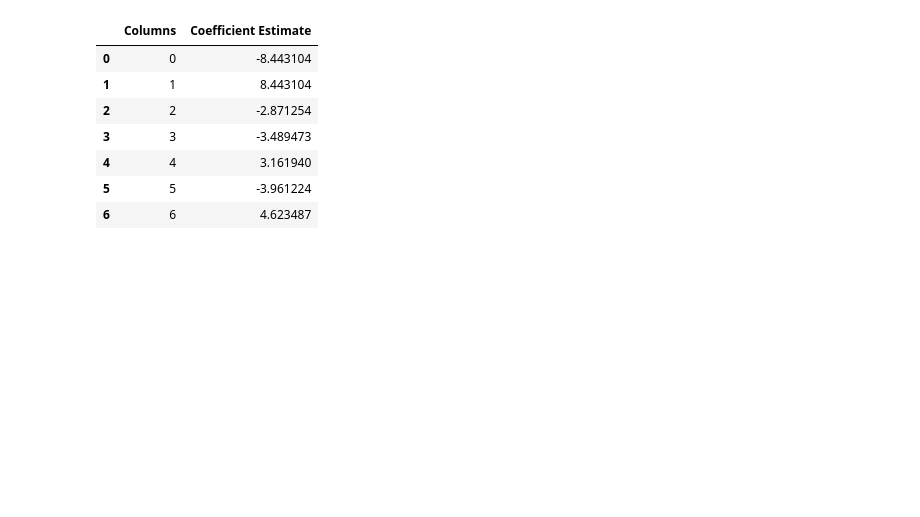
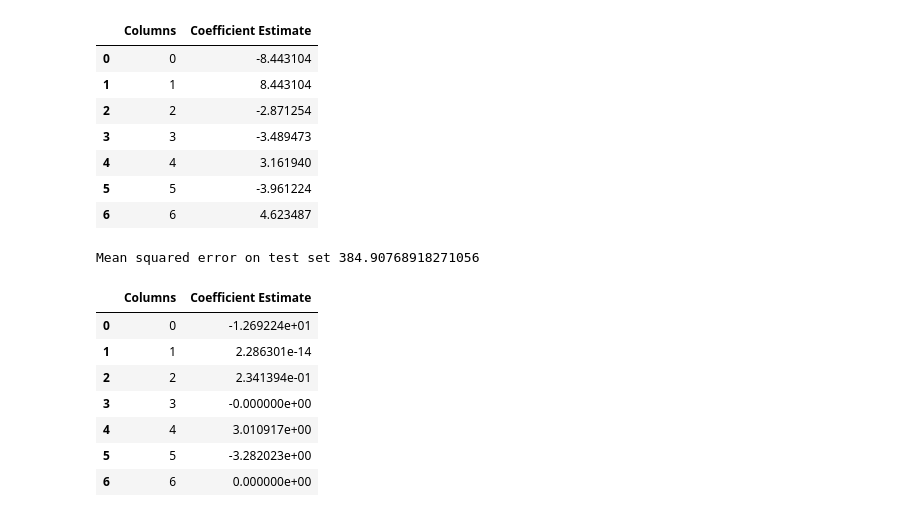
Before and after one commit to nisa-bayraktar/european_productivity, a Jupyter notebook: combined_features.ipynb, the cells around one changed output. Cells and saved outputs as stored; diff of their text form; code cells hidden in the pictures; blank space fills up the shorter version.

Commit message:
lasso, ridge and elastic net for time-sequenced df

```diff
--- a/combined_features.ipynb
+++ b/combined_features.ipynb
@@ -675,22 +675,34 @@ ridge_coefficient
 # %%
 # import Lasso regression from sklearn library
 from sklearn.linear_model import Lasso
 
 X = data[0, :, 2:]
 # Output : Productivity GDP
 Y = data[0, :, 1]
 x_train, x_test, y_train, y_test = sklearn.model_selection.train_test_split(X, Y, test_size=0.5, random_state=4)
 
 # Train the model
 lasso = Lasso(alpha = 1)
 lasso.fit(x_train, y_train)
 y_pred1 = lasso.predict(x_test)
 
 # Calculate Mean Squared Error
 mean_squared_error = np.mean((y_pred1 - y_test)**2)
 print("Mean squared error on test set", mean_squared_error)
+
+x_train = pd.DataFrame(x_train)
 lasso_coeff = pd.DataFrame()
 lasso_coeff["Columns"] = x_train.columns
 lasso_coeff['Coefficient Estimate'] = pd.Series(lasso.coef_)
 
-print(lasso_coeff)
+lasso_coeff
+# %% [output]
+Mean squared error on test set 384.90768918271056
+|  | Columns | Coefficient Estimate |
+| 0 | 0 | -1.269224e+01 |
+| 1 | 1 | 2.286301e-14 |
+| 2 | 2 | 2.341394e-01 |
+| 3 | 3 | -0.000000e+00 |
+| 4 | 4 | 3.010917e+00 |
+| 5 | 5 | -3.282023e+00 |
+| 6 | 6 | 0.000000e+00 |
```
